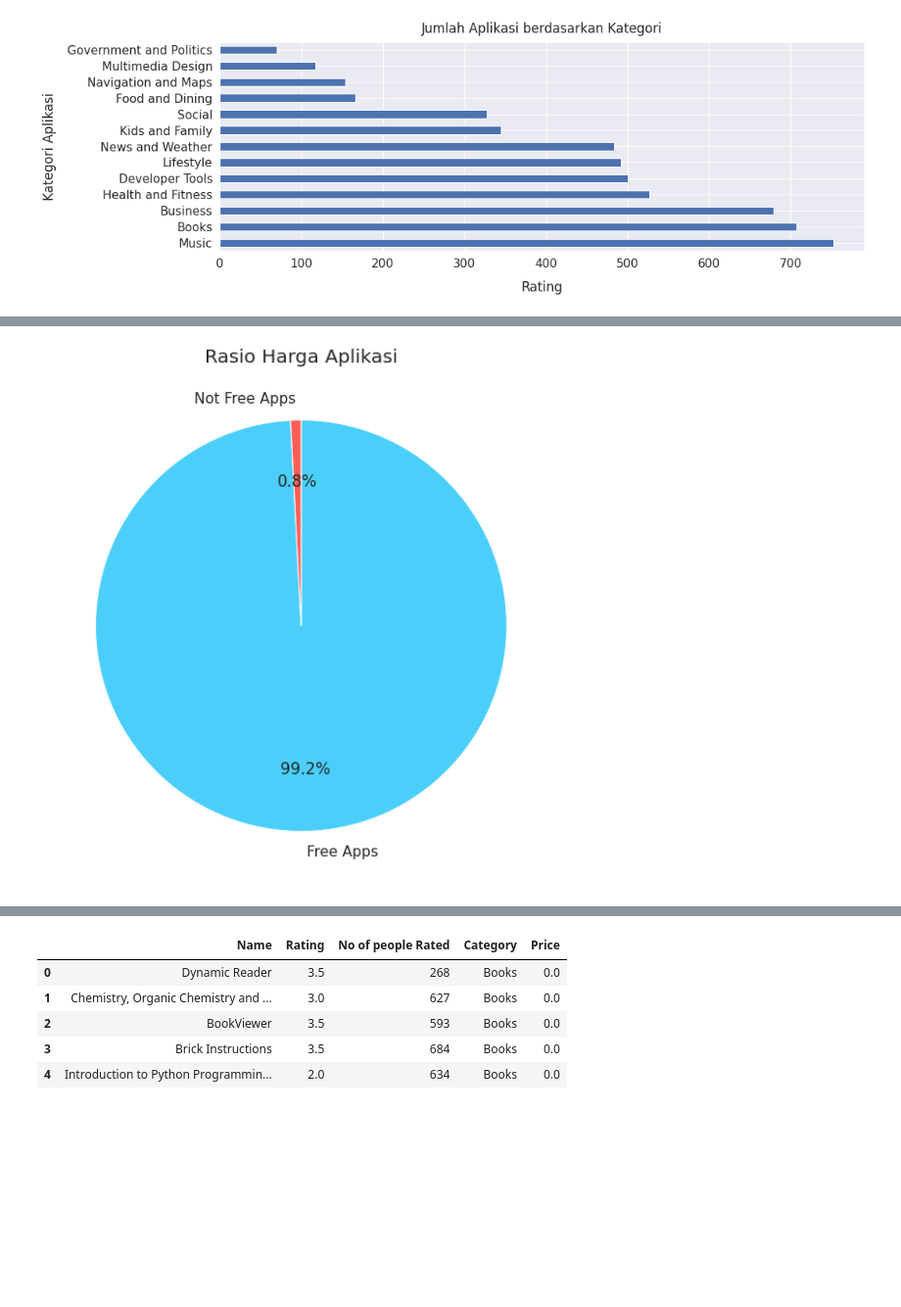
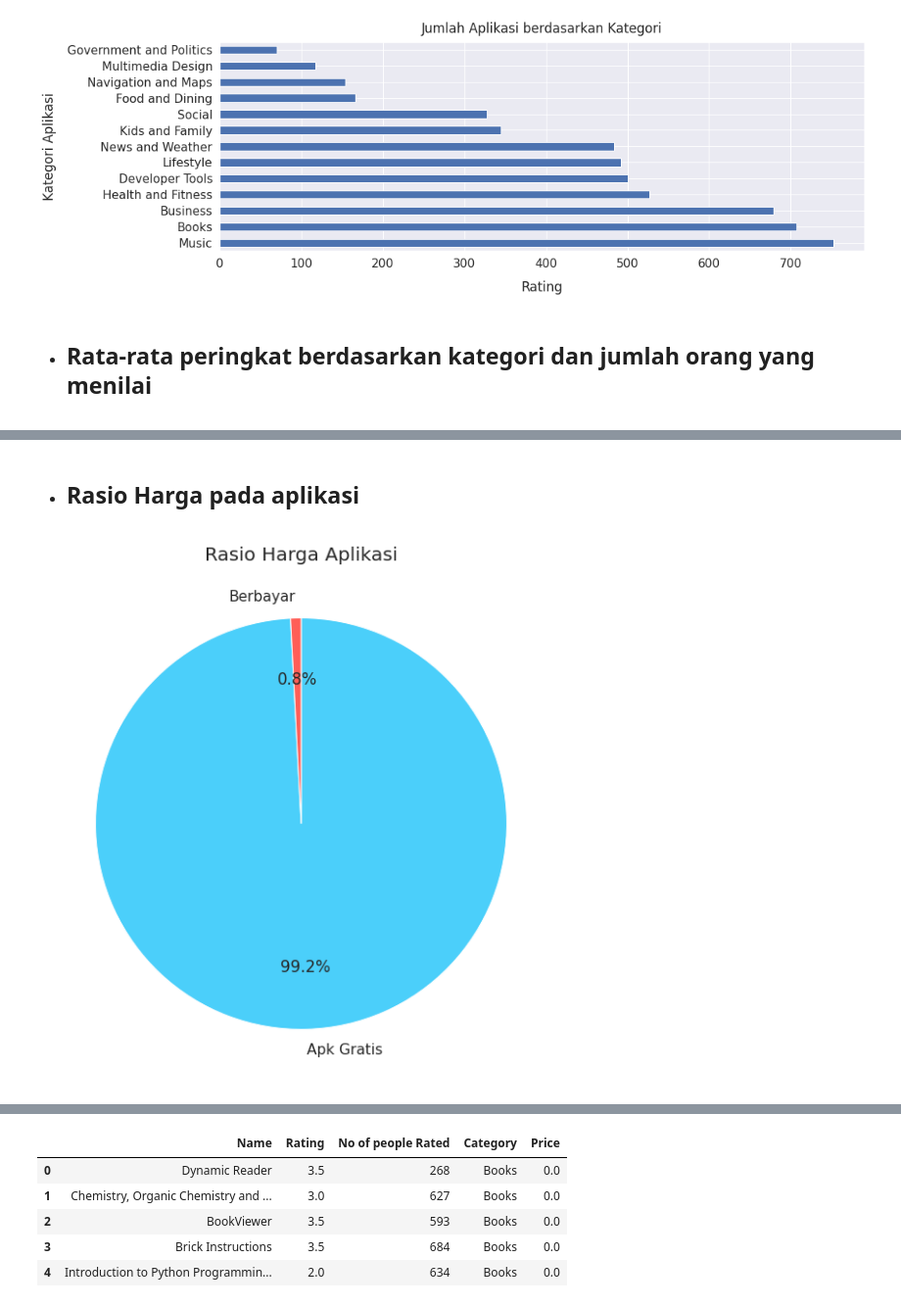
Before and after one commit to TutiAmalia/Klasifikasi-Gambar-, a Jupyter notebook: RecommendationSystem.ipynb, the cells around one changed output, grey strips where cells are left out. Shown: that part at 98% size. Drawn from its saved outputs; the diff is of its cells as text; code cells hidden in the pictures; blank space fills up the shorter version.

```diff
--- a/RecommendationSystem.ipynb
+++ b/RecommendationSystem.ipynb
@@ -213,3 +248,5 @@ plt.title("Jumlah Aplikasi berdasarkan Kategori", y=1.02);
 # %% [output]
 [figure]
+# %% [markdown]
+- ## Rata-rata peringkat berdasarkan kategori dan jumlah orang yang menilai
 # %%
@@ -224,29 +261,31 @@ fig.update_layout(title="Average Rating - Category wise")
 fig.show()
 # %% [output]
 [interactive output not drawn]
+# %% [markdown]
+- ## Rasio Harga pada aplikasi
 # %%
 tmp1 = df[['Price']].reset_index()
 tmp1 = tmp1.groupby(['Price']).count().reset_index()
 tmp1 = tmp1.rename(columns={'index': 'count'})
 
-tmp2 = tmp1[tmp1["Price"]!=0].reset_index()
+tmp2 = tmp1[tmp1['Price']!=0].reset_index()
 tmp2 = tmp2.groupby(['Price']).count().reset_index()
 sum_not_free = tmp2['count'].sum()
 
 tmp1 = tmp1[:1]
-Pcount = tmp1.append({'Price': 'Not Free Apps', 'count':sum_not_free }, ignore_index=True)
-Pcount.loc[Pcount['Price']==0, 'Price'] = "Free Apps"
+Pcount = tmp1.append({'Price': 'Berbayar', 'count':sum_not_free }, ignore_index=True)
+Pcount.loc[Pcount['Price']==0, 'Price'] = "Apk Gratis"
 
 label = Pcount['Price']
 color = ("#4bcffa","#ff5e57")
 
 plt.figure(figsize=(15,10))
 plt.title("Rasio Harga Aplikasi",fontsize=20)
 
-plt.pie(Pcount['count'],labels=label,colors=color,counterclock=False, startangle=90,autopct="%1.1f%%", pctdistance=0.7)
+plt.pie(Pcount['count'],labels=label,colors=color,counterclock=False, startangle=90,autopct='%1.1f%%', pctdistance=0.7)
 plt.show()
 # %% [output]
-[figure, old version]
+[figure, new version]
 # %%
 # Menyortir nilai berdasarkan Date
 dte = df.sort_values(by='Date', ascending=True)
```
Also changed, not shown: parts of 48 cells of this notebook.
